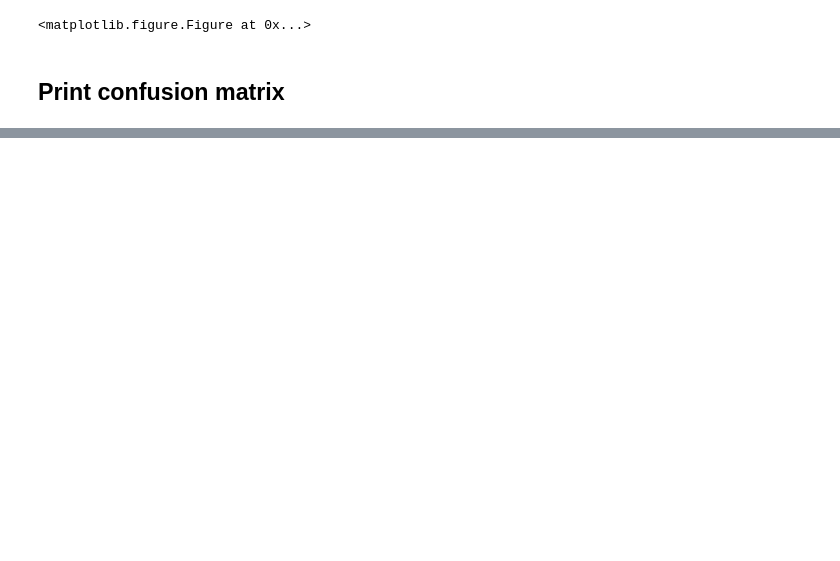
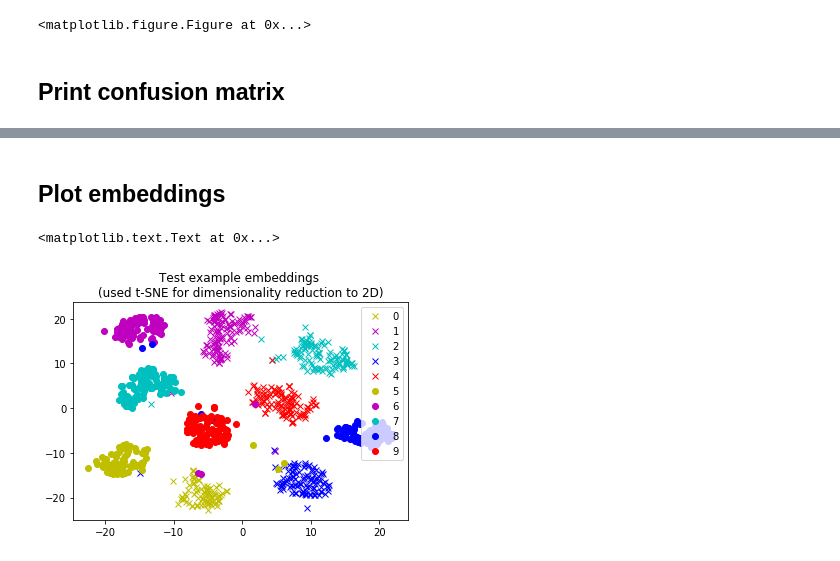
Before and after one commit to tomasprinda/mnist_playground, a Jupyter notebook: Mnist playground.ipynb, the cells around one changed output, grey strips where cells are left out. Saved outputs shown, nothing was run; the diff lists cells and outputs as text; code cells hidden in the pictures; blank space fills up the shorter version.

Commit message:
Resnet model changed for simple cnn, tsne added

```diff
--- a/Mnist playground.ipynb
+++ b/Mnist playground.ipynb
@@ -135,6 +134,9 @@ print("Testset distribution", label_distribution)
 
 image_width, image_height = np.array(trainset[0][1]).shape
 print("Shape:", image_width, image_height)
+
+label_values = sorted(list(label_distribution.keys()))
+print("Label values", label_values)
 # %% [output]
 Trainset distribution Counter({1: 5615, 7: 5195, 3: 5099, 9: 4971, 2: 4967, 0: 4922, 8: 4907, 6: 4904, 4: 4862, 5: 4558})
 Validset distribution Counter({1: 1127, 7: 1070, 3: 1032, 6: 1014, 0: 1001, 2: 991, 4: 980, 9: 978, 8: 944, 5: 863})
@@ -326,7 +337,8 @@ Step: 10000, train_batch_loss: 0.069, train_batch_err: 0.78%, valid_err: 1.08%
 # %%
 with tf.Session() as sess:
     saver.restore(sess, model_path)
-    p_test = test_prediction.eval(session=sess, feed_dict={training: False})
+    p_test, embedding_val = sess.run([test_prediction, test_embeddings], feed_dict={training: False})
+#     p_test = test_prediction.eval(session=sess, )
 
 test_predictions = get_predictions(p_test)
 test_err =  error_rate(test_predictions, test_labels)
@@ -368,0 +381,15 @@ True                     Predicted
+# %% [markdown]
+## Plot embeddings
+# %%
+limit = 1000
+embedding2d = TSNE(n_components=2).fit_transform(embedding_val[:limit, :])
+test_labels_lim = test_labels[:limit]
+# %%
+formats = ["xy", "xm", "xc", "xb", "xr", "oy", "om", "oc", "ob", "or"]
+for label in label_values:
+    plt.plot(embedding2d[test_labels_lim==label, 0], embedding2d[test_labels_lim==label, 1], formats[label])
+plt.legend(label_values, loc=1)
+plt.title("Test example embeddings \n(used t-SNE for dimensionality reduction to 2D)")
+# %% [output]
+<matplotlib.text.Text at 0x...>
+[figure, added]
```
Also changed, not shown: parts of 13 cells of this notebook, 3 other files.
